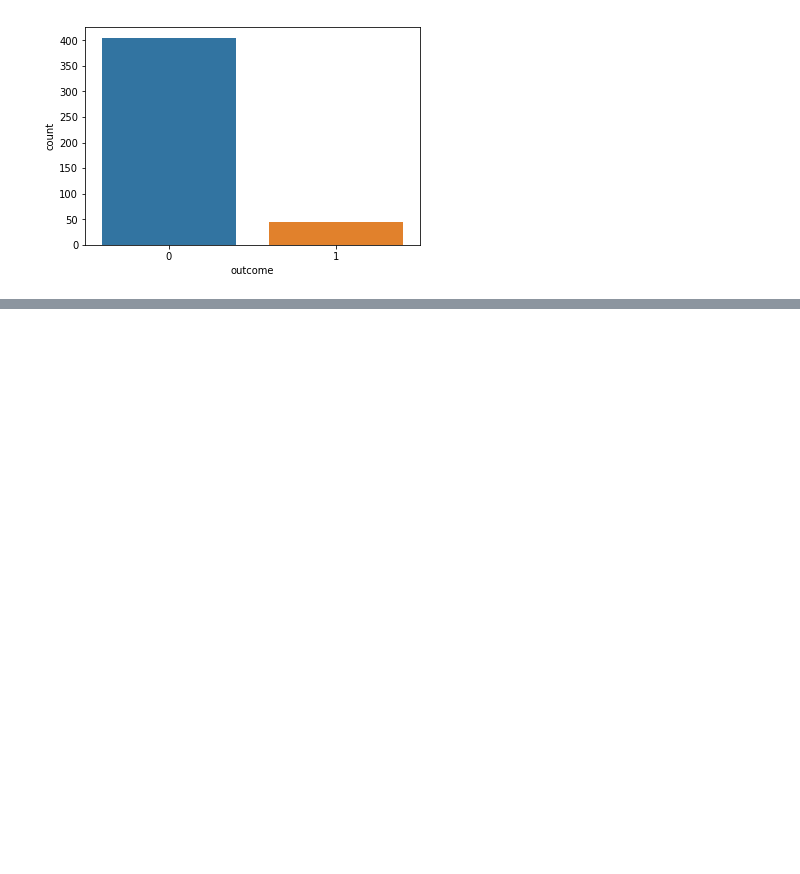
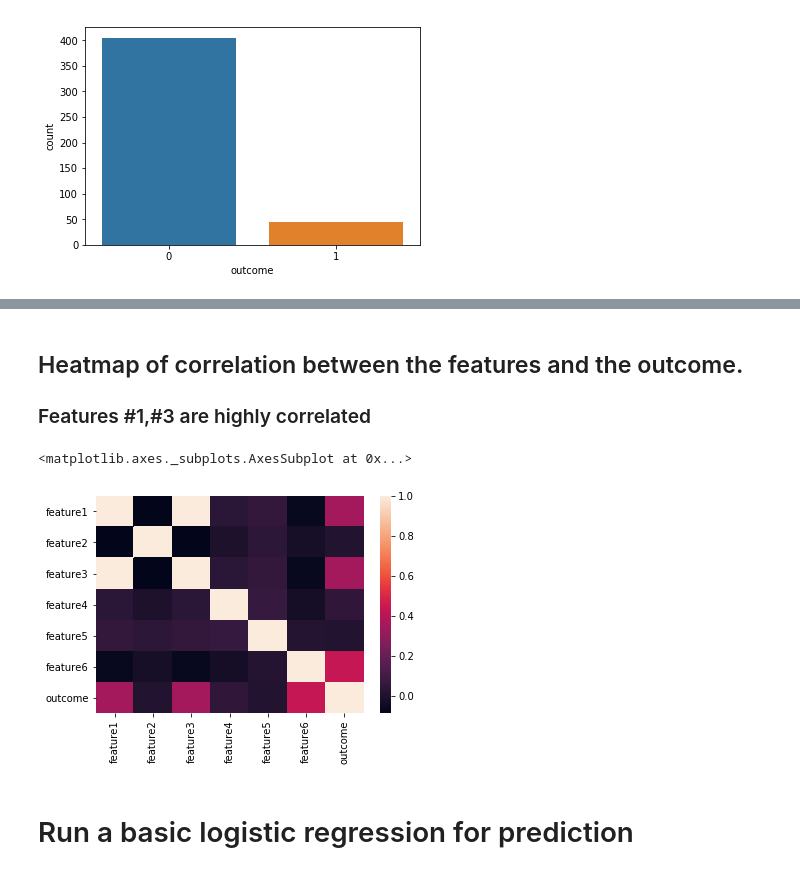
Before and after one commit to AssafR/ESTest, a Jupyter notebook: predict_patient_outcome.ipynb, the cells around one changed output, grey strips where cells are left out. Drawn from its saved outputs; the diff is of its cells as text; code cells hidden in the pictures; blank space fills up the shorter version.

```diff
--- a/predict_patient_outcome.ipynb
+++ b/predict_patient_outcome.ipynb
@@ -58,0 +61,13 @@ X_test = scaler.transform(X_test)
+# %% [markdown]
+## Heatmap of correlation between the features and the outcome.
+### Features #1,#3 are highly correlated
+# %%
+corr = df.corr()
+
+# plot the heatmap
+sns.heatmap(corr,
+        xticklabels=corr.columns,
+        yticklabels=corr.columns)
+# %% [output]
+<matplotlib.axes._subplots.AxesSubplot at 0x...>
+[figure, added]
@@ -58,0 +122,2 @@ X_test = scaler.transform(X_test)
+# %% [markdown]
+# Run a basic logistic regression for prediction
```
Also changed, not shown: parts of 12 cells of this notebook, 1 other file.
